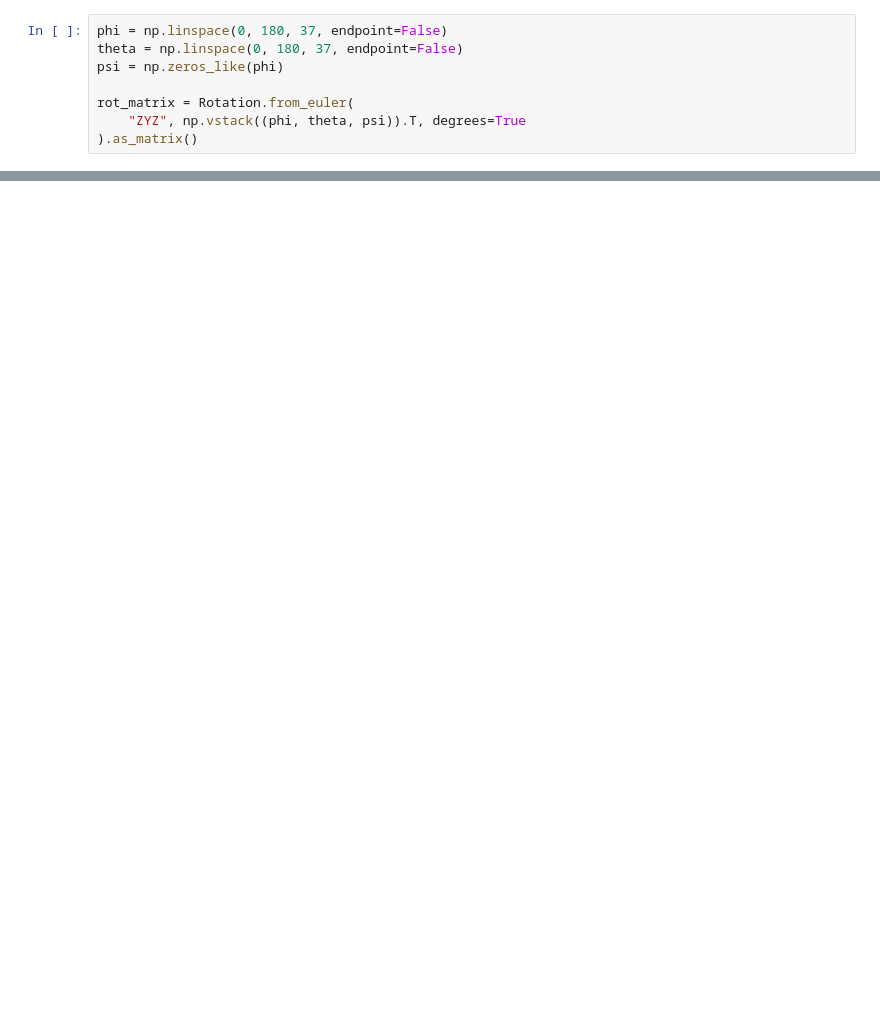
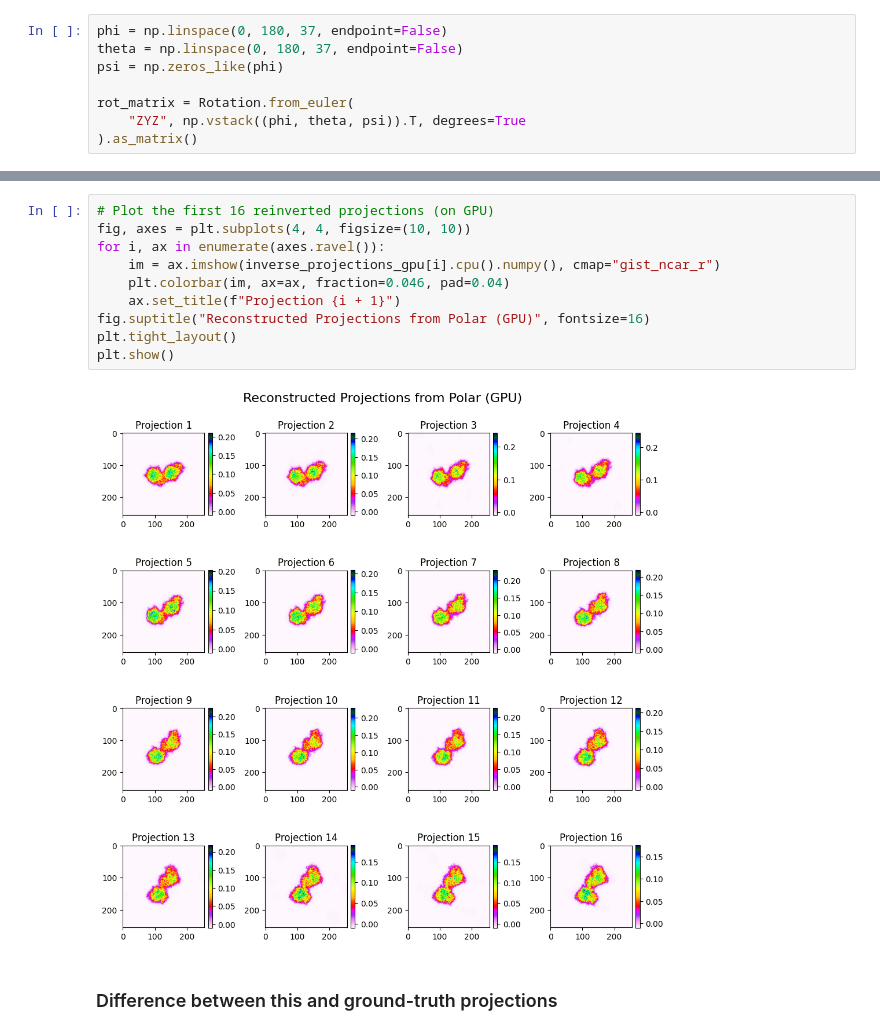
Before and after one commit to Lucaslab-Berkeley/Panther-EM, a Jupyter notebook: examples/polar_projections.ipynb, the cells around one changed output, grey strips where cells are left out. Saved outputs shown, nothing was run; the diff lists cells and outputs as text; blank space fills up the shorter version.

```diff
--- a/examples/polar_projections.ipynb
+++ b/examples/polar_projections.ipynb
@@ -67,3 +211,17 @@ plt.show()
+# %%
+# Plot the first 16 reinverted projections (on GPU)
+fig, axes = plt.subplots(4, 4, figsize=(10, 10))
+for i, ax in enumerate(axes.ravel()):
+    im = ax.imshow(inverse_projections_gpu[i].cpu().numpy(), cmap="gist_ncar_r")
+    plt.colorbar(im, ax=ax, fraction=0.046, pad=0.04)
+    ax.set_title(f"Projection {i + 1}")
+fig.suptitle("Reconstructed Projections from Polar (GPU)", fontsize=16)
+plt.tight_layout()
+plt.show()
+# %% [output]
+[figure, added]
+# %% [markdown]
+### Difference between this and ground-truth projections
 # %%
 # Plot the differences of the first 16 reinverted projections with their ground-truth
 ground_truth_projections = project_3d_to_2d(
```
Also changed, not shown: parts of 29 cells of this notebook, 4 other files.
